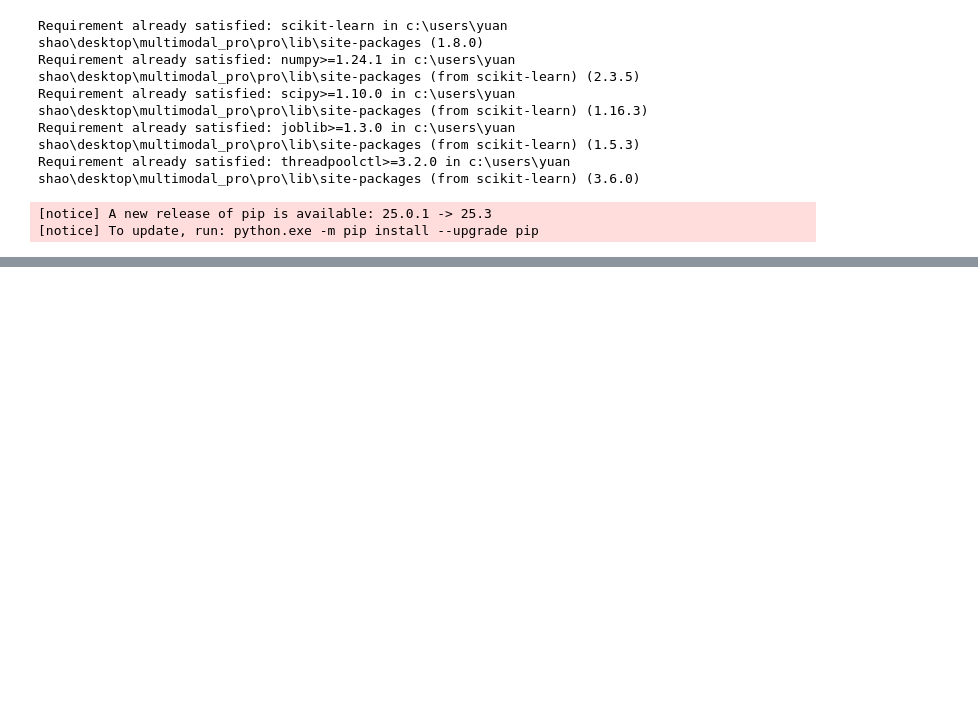
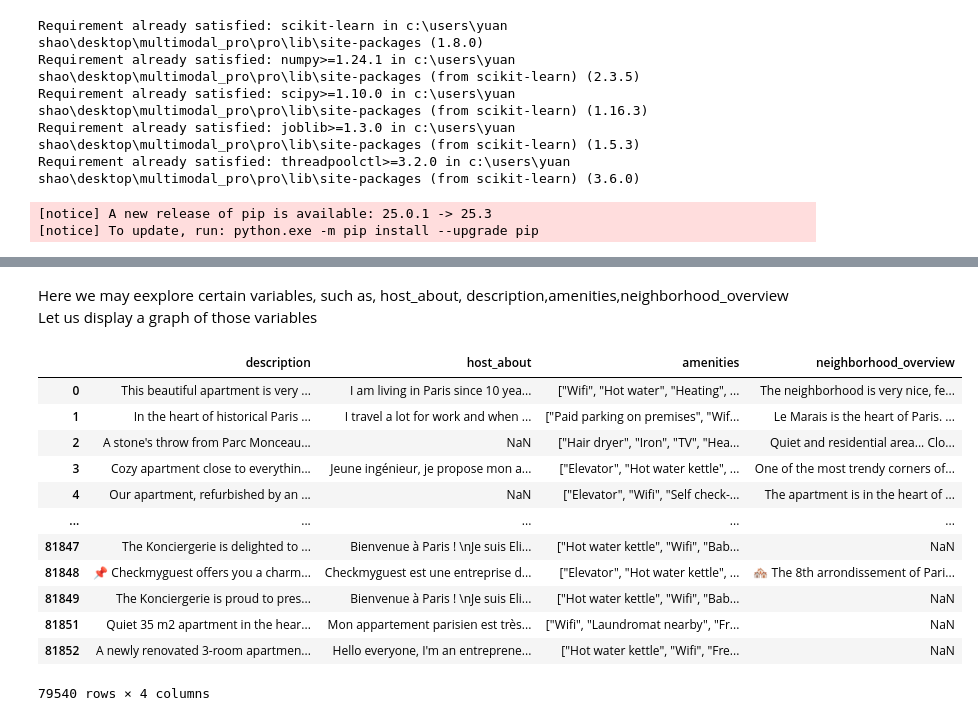
Before and after one commit to MeidiLprog/MultiModal_Project, a Jupyter notebook: tp.ipynb, the cells around one changed output, grey strips where cells are left out. Saved outputs shown, nothing was run; the diff lists cells and outputs as text; code cells hidden in the pictures; blank space fills up the shorter version.

```diff
--- a/tp.ipynb
+++ b/tp.ipynb
@@ -603,0 +659,20 @@ plt.show()
+# %% [markdown]
+Here we may eexplore certain variables, such as, host_about, description,amenities,neighborhood_overview
+Let us display a graph of those variables
+# %%
+text_col = ["description","host_about","amenities","neighborhood_overview"]
+data_use[text_col]
+# %% [output]
+|  | description | host_about | amenities | neighborhood_overview |
+| 0 | This beautiful apartment is very ... | I am living in Paris since 10 yea... | ["Wifi", "Hot water", "Heating", ... | The neighborhood is very nice, fe... |
+| 1 | In the heart of historical Paris ... | I travel a lot for work and when ... | ["Paid parking on premises", "Wif... | Le Marais is the heart of Paris. ... |
+| 2 | A stone's throw from Parc Monceau... | NaN | ["Hair dryer", "Iron", "TV", "Hea... | Quiet and residential area... Clo... |
+| 3 | Cozy apartment close to everythin... | Jeune ingénieur, je propose mon a... | ["Elevator", "Hot water kettle", ... | One of the most trendy corners of... |
+| 4 | Our apartment, refurbished by an ... | NaN | ["Elevator", "Wifi", "Self check-... | The apartment is in the heart of ... |
+| ... | ... | ... | ... | ... |
+| 81847 | The Konciergerie is delighted to ... | Bienvenue à Paris ! \nJe suis Eli... | ["Hot water kettle", "Wifi", "Bab... | NaN |
+| 81848 | 📌 Checkmyguest offers you a charm... | Checkmyguest est une entreprise d... | ["Elevator", "Hot water kettle", ... | 🏘️ The 8th arrondissement of Pari... |
+| 81849 | The Konciergerie is proud to pres... | Bienvenue à Paris ! \nJe suis Eli... | ["Hot water kettle", "Wifi", "Bab... | NaN |
+| 81851 | Quiet 35 m2 apartment in the hear... | Mon appartement parisien est très... | ["Wifi", "Laundromat nearby", "Fr... | NaN |
+| 81852 | A newly renovated 3-room apartmen... | Hello everyone, I'm an entreprene... | ["Hot water kettle", "Wifi", "Fre... | NaN |
+79540 rows × 4 columns
```
Also changed, not shown: parts of 21 cells of this notebook.
